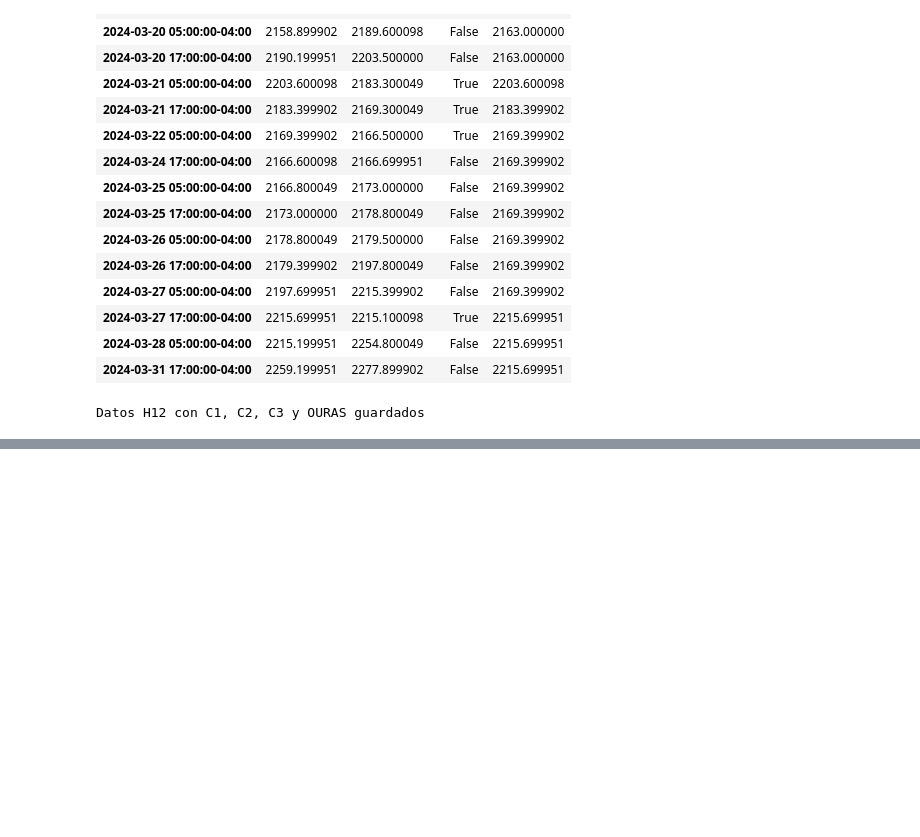
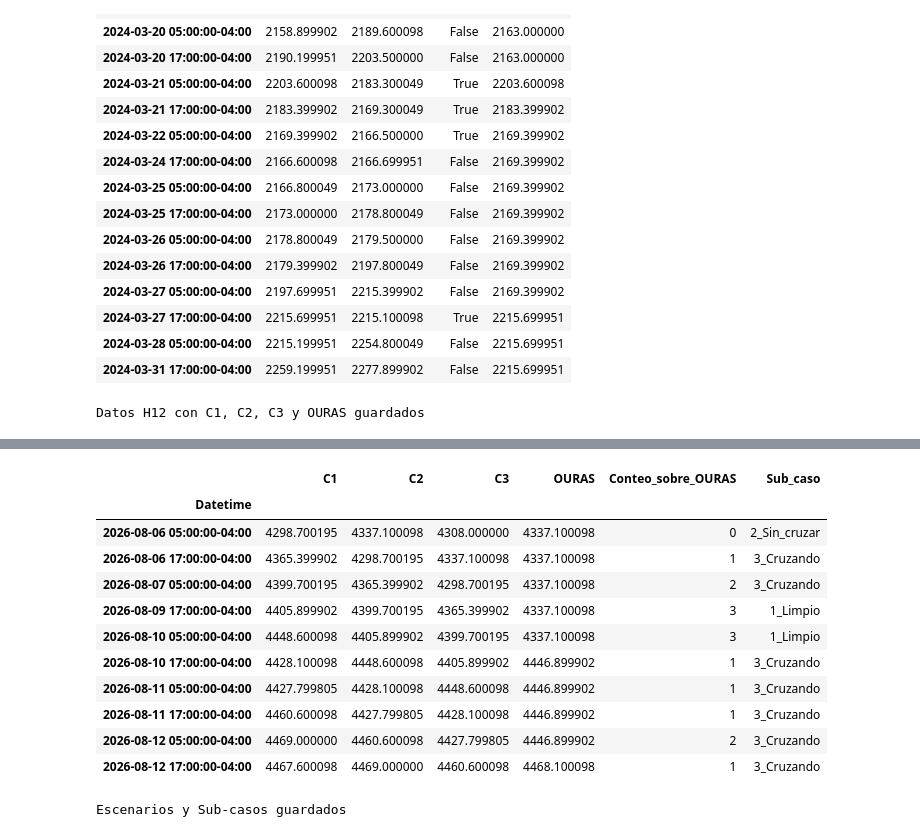
Before and after one commit to GrandTopG/QuantLab-by-Claude, a Jupyter notebook: notebooks/04_estrategia_h12_h4.ipynb, the cells around one changed output, grey strips where cells are left out. Drawn from its saved outputs; the diff is of its cells as text; code cells hidden in the pictures; blank space fills up the shorter version.

Commit message:
feat: calcular escenarios A/B y sub-casos sobre velas H12

```diff
--- a/notebooks/04_estrategia_h12_h4.ipynb
+++ b/notebooks/04_estrategia_h12_h4.ipynb
@@ -126,3 +126,8 @@ datos_h12.to_csv("../data/XAUUSD_h12_completo.csv")
 print("Datos H12 con C1, C2, C3 y OURAS guardados")
 # %% [output]
 Datos H12 con C1, C2, C3 y OURAS guardados
+# %%
+datos_h12["Escenario_A"] = (datos_h12["C1"] > datos_h12["C2"]) & (datos_h12["C1"] > datos_h12["C3"])
+datos_h12["Escenario_B"] = (datos_h12["C1"] < datos_h12["C2"]) & (datos_h12["C1"] > datos_h12["C3"])
+
+datos_h12[["C1", "C2", "C3", "Escenario_A", "Escenario_B"]].tail(10)
@@ -128,0 +147,31 @@ Datos H12 con C1, C2, C3 y OURAS guardados
+# %%
+datos_h12["Sobre_OURAS_C1"] = datos_h12["C1"] > datos_h12["OURAS"]
+datos_h12["Sobre_OURAS_C2"] = datos_h12["C2"] > datos_h12["OURAS"]
+datos_h12["Sobre_OURAS_C3"] = datos_h12["C3"] > datos_h12["OURAS"]
+
+datos_h12["Conteo_sobre_OURAS"] = datos_h12["Sobre_OURAS_C1"].astype(int) + datos_h12["Sobre_OURAS_C2"].astype(int) + datos_h12["Sobre_OURAS_C3"].astype(int)
+
+datos_h12["Sub_caso"] = "N/A"
+datos_h12.loc[datos_h12["Conteo_sobre_OURAS"] == 3, "Sub_caso"] = "1_Limpio"
+datos_h12.loc[datos_h12["Conteo_sobre_OURAS"] == 0, "Sub_caso"] = "2_Sin_cruzar"
+datos_h12.loc[(datos_h12["Conteo_sobre_OURAS"] == 1) | (datos_h12["Conteo_sobre_OURAS"] == 2), "Sub_caso"] = "3_Cruzando"
+
+datos_h12[["C1", "C2", "C3", "OURAS", "Conteo_sobre_OURAS", "Sub_caso"]].tail(10)
+# %% [output]
+|  | C1 | C2 | C3 | OURAS | Conteo_sobre_OURAS | Sub_caso |
+| Datetime |  |  |  |  |  |  |
+| 2026-08-06 05:00:00-04:00 | 4298.700195 | 4337.100098 | 4308.000000 | 4337.100098 | 0 | 2_Sin_cruzar |
+| 2026-08-06 17:00:00-04:00 | 4365.399902 | 4298.700195 | 4337.100098 | 4337.100098 | 1 | 3_Cruzando |
+| 2026-08-07 05:00:00-04:00 | 4399.700195 | 4365.399902 | 4298.700195 | 4337.100098 | 2 | 3_Cruzando |
+| 2026-08-09 17:00:00-04:00 | 4405.899902 | 4399.700195 | 4365.399902 | 4337.100098 | 3 | 1_Limpio |
+| 2026-08-10 05:00:00-04:00 | 4448.600098 | 4405.899902 | 4399.700195 | 4337.100098 | 3 | 1_Limpio |
+| 2026-08-10 17:00:00-04:00 | 4428.100098 | 4448.600098 | 4405.899902 | 4446.899902 | 1 | 3_Cruzando |
+| 2026-08-11 05:00:00-04:00 | 4427.799805 | 4428.100098 | 4448.600098 | 4446.899902 | 1 | 3_Cruzando |
+| 2026-08-11 17:00:00-04:00 | 4460.600098 | 4427.799805 | 4428.100098 | 4446.899902 | 1 | 3_Cruzando |
+| 2026-08-12 05:00:00-04:00 | 4469.000000 | 4460.600098 | 4427.799805 | 4446.899902 | 2 | 3_Cruzando |
+| 2026-08-12 17:00:00-04:00 | 4467.600098 | 4469.000000 | 4460.600098 | 4468.100098 | 1 | 3_Cruzando |
+# %%
+datos_h12.to_csv("../data/XAUUSD_h12_completo.csv")
+print("Escenarios y Sub-casos guardados")
+# %% [output]
+Escenarios y Sub-casos guardados
```
Also changed, not shown: parts of 1 cell of this notebook, 1 other file.
